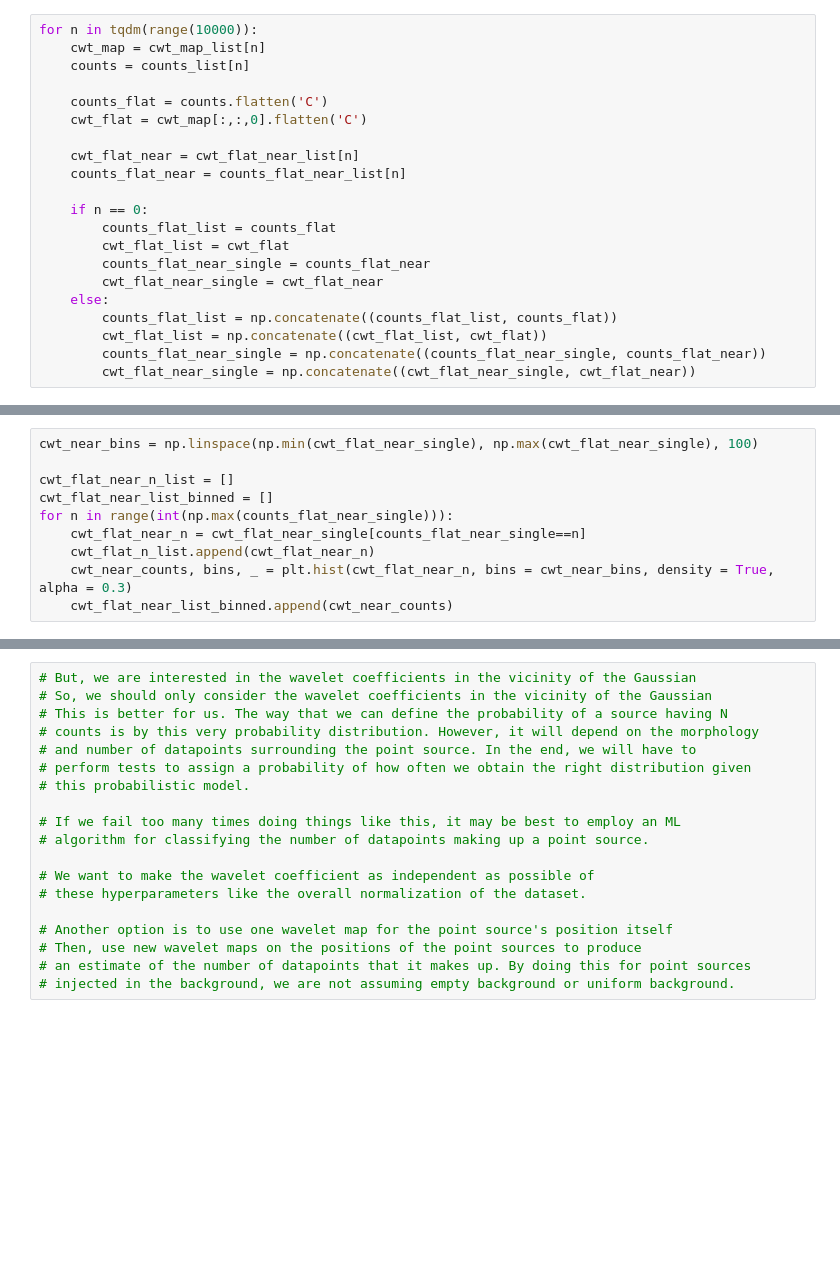
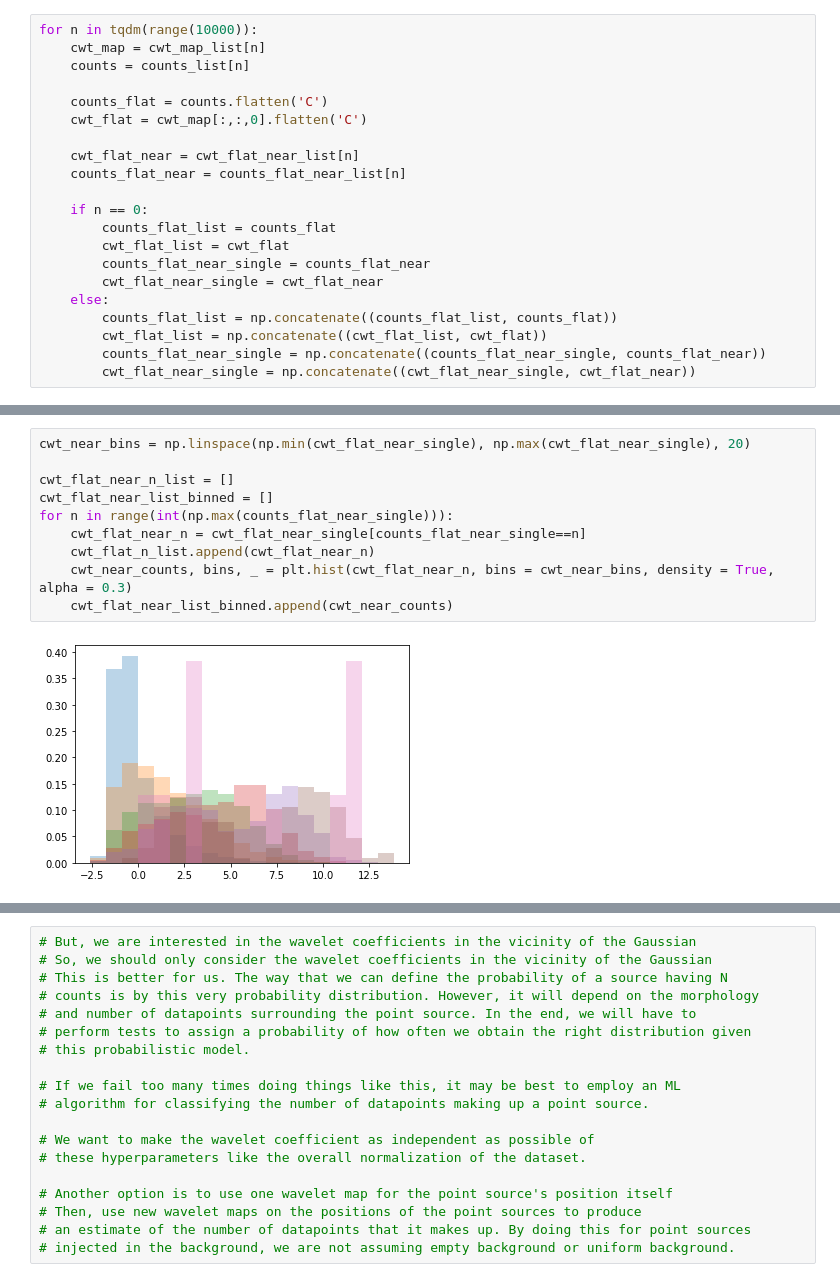
Before and after one commit to edwarddramirez/skysearch, a Jupyter notebook: connection/gaussian.ipynb, the cells around one changed output, grey strips where cells are left out. Cells and saved outputs as stored; diff of their text form; blank space fills up the shorter version.

```diff
--- a/connection/gaussian.ipynb
+++ b/connection/gaussian.ipynb
@@ -483,13 +532,15 @@ plt.hist(cwt_flat_near_single, bins = 100, density = False, alpha = 0.5)
 # %%
-cwt_near_bins = np.linspace(np.min(cwt_flat_near_single), np.max(cwt_flat_near_single), 100)
+cwt_near_bins = np.linspace(np.min(cwt_flat_near_single), np.max(cwt_flat_near_single), 20)
 
 cwt_flat_near_n_list = []
 cwt_flat_near_list_binned = []
 for n in range(int(np.max(counts_flat_near_single))):
     cwt_flat_near_n = cwt_flat_near_single[counts_flat_near_single==n]
     cwt_flat_n_list.append(cwt_flat_near_n)
     cwt_near_counts, bins, _ = plt.hist(cwt_flat_near_n, bins = cwt_near_bins, density = True, alpha = 0.3)
     cwt_flat_near_list_binned.append(cwt_near_counts)
+# %% [output]
+[figure, added]
 # %%
 fig, ax = plt.subplots()
 
```
Also changed, not shown: parts of 15 cells of this notebook, 1 other file.
